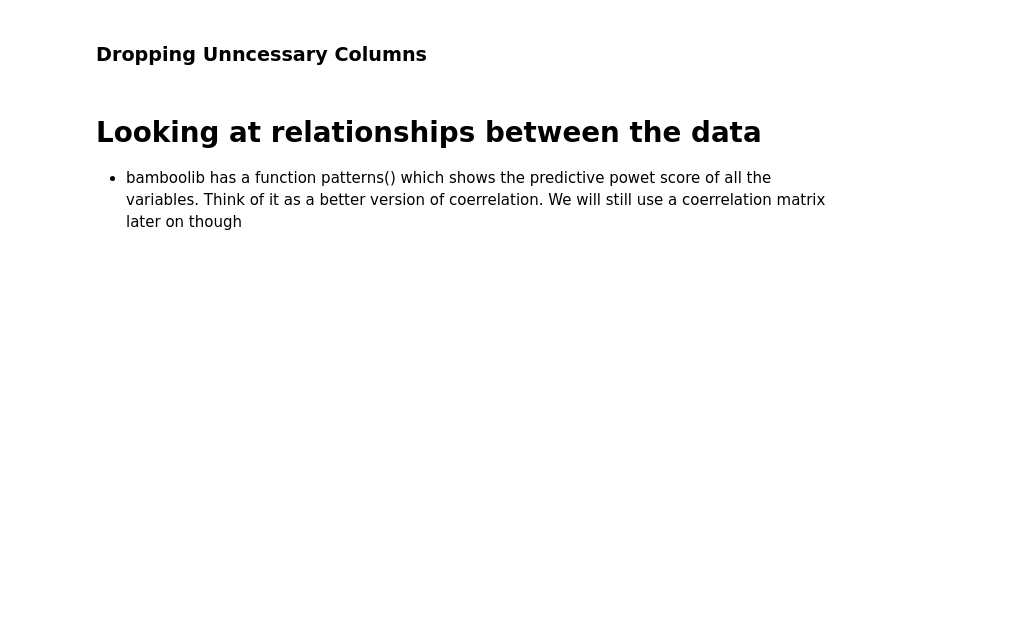
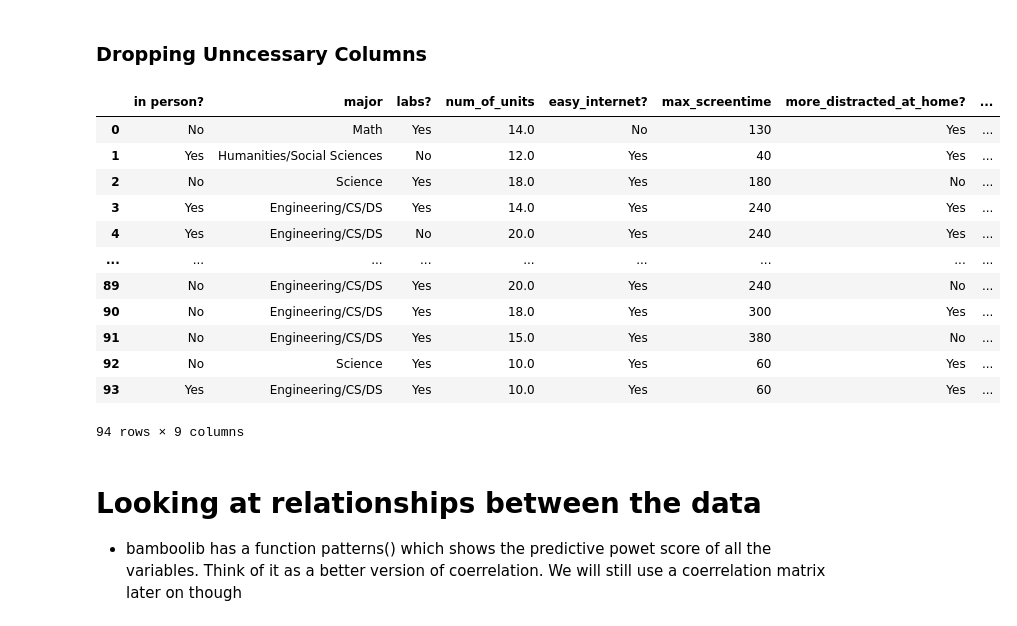
Before and after one commit to Farzan-Hashmi/cc-student-survey, a Jupyter notebook: actual_survey.ipynb, the cells around one changed output. Drawn from its saved outputs; the diff is of its cells as text; code cells hidden in the pictures; blank space fills up the shorter version.

```diff
--- a/actual_survey.ipynb
+++ b/actual_survey.ipynb
@@ -21,6 +21,22 @@ df = pd.read_csv(gsheet_url)
 ### Dropping Unncessary Columns
 # %%
 df = df.drop(columns=['Timestamp']) #The Timestamp column really is not needed in our study
+# %%
+df
+# %% [output]
+|  | in person? | major | labs? | num_of_units | easy_internet? | max_screentime | more_distracted_at_home? | ... |
+| 0 | No | Math | Yes | 14.0 | No | 130 | Yes | ... |
+| 1 | Yes | Humanities/Social Sciences | No | 12.0 | Yes | 40 | Yes | ... |
+| 2 | No | Science | Yes | 18.0 | Yes | 180 | No | ... |
+| 3 | Yes | Engineering/CS/DS | Yes | 14.0 | Yes | 240 | Yes | ... |
+| 4 | Yes | Engineering/CS/DS | No | 20.0 | Yes | 240 | Yes | ... |
+| ... | ... | ... | ... | ... | ... | ... | ... | ... |
+| 89 | No | Engineering/CS/DS | Yes | 20.0 | Yes | 240 | No | ... |
+| 90 | No | Engineering/CS/DS | Yes | 18.0 | Yes | 300 | Yes | ... |
+| 91 | No | Engineering/CS/DS | Yes | 15.0 | Yes | 380 | No | ... |
+| 92 | No | Science | Yes | 10.0 | Yes | 60 | Yes | ... |
+| 93 | Yes | Engineering/CS/DS | Yes | 10.0 | Yes | 60 | Yes | ... |
+94 rows × 9 columns
 # %% [markdown]
 # Looking at relationships between the data
 
```
Also changed, not shown: parts of 11 cells of this notebook.
